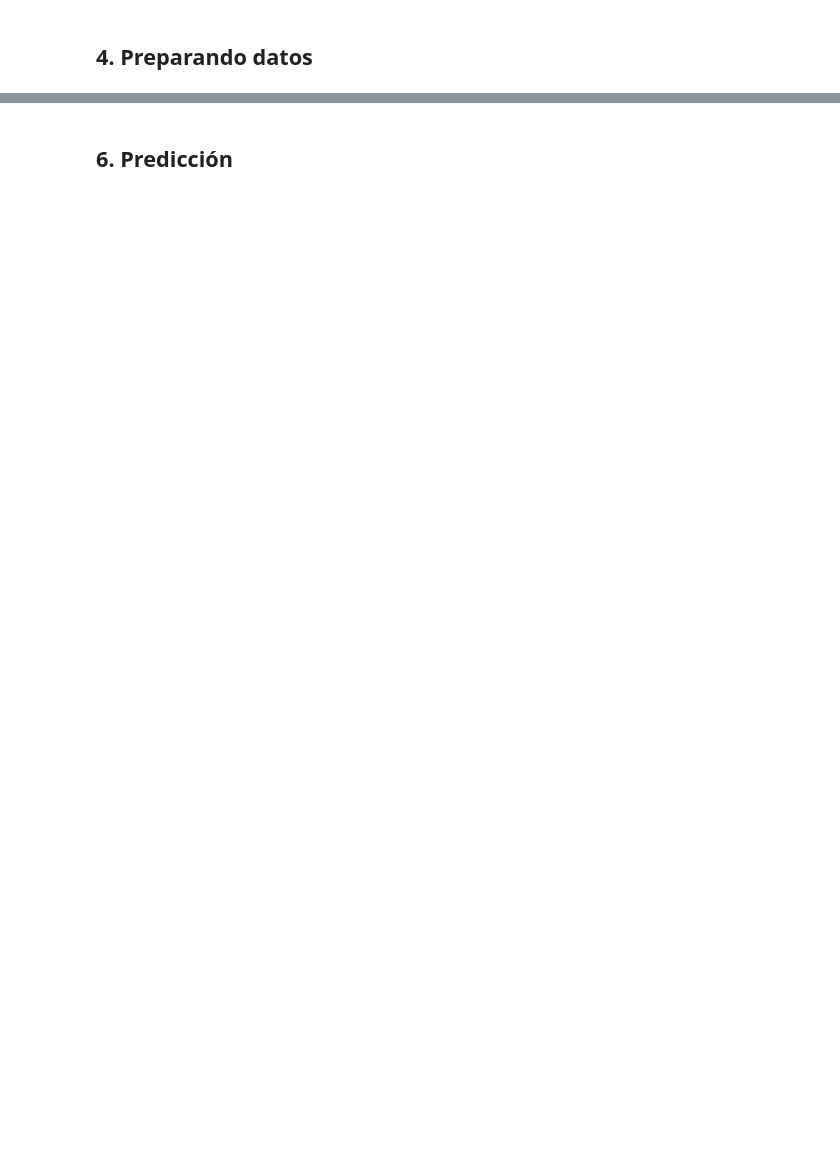
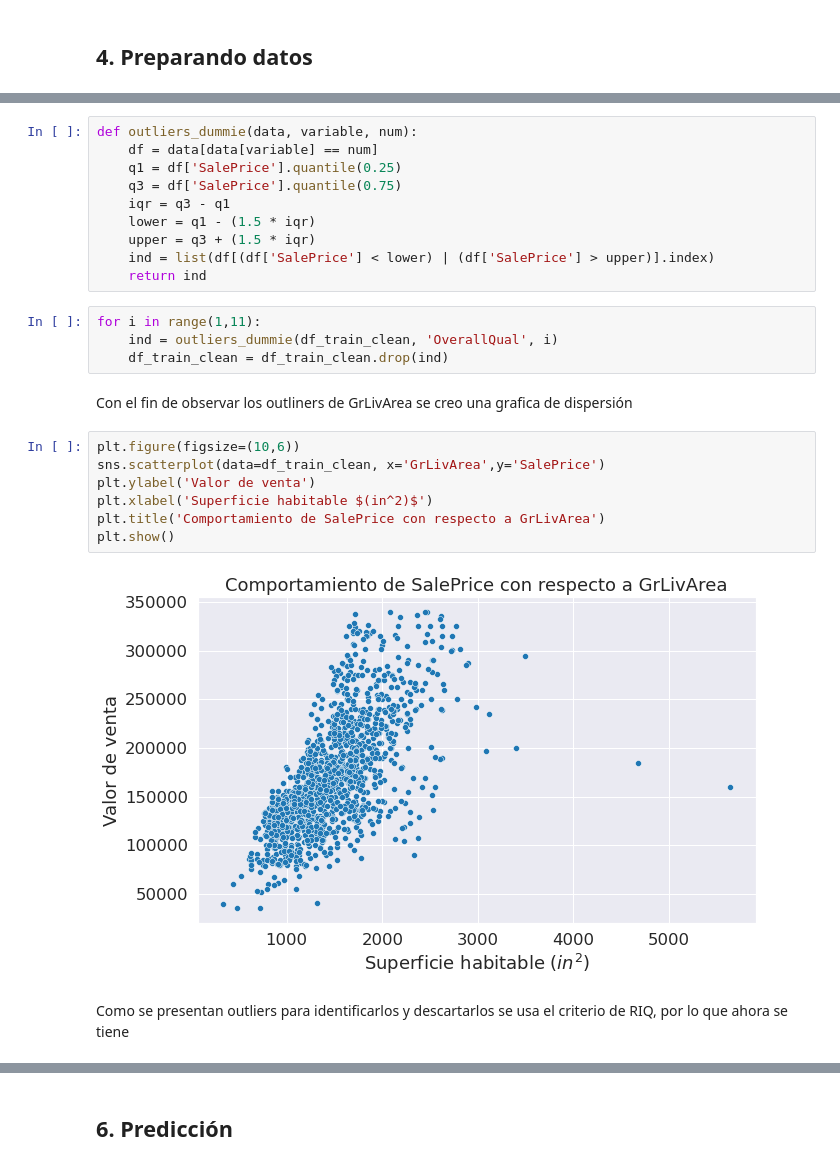
Before and after one commit to dzamarronf/House-Prices-, a Jupyter notebook: notebooks/Analisis.ipynb, the cells around one changed output, grey strips where cells are left out. Drawn from its saved outputs; the diff is of its cells as text; blank space fills up the shorter version.

```diff
--- a/notebooks/Analisis.ipynb
+++ b/notebooks/Analisis.ipynb
@@ -277,0 +283,27 @@ LinearRegression()
+# %%
+def outliers_dummie(data, variable, num):
+    df = data[data[variable] == num]
+    q1 = df['SalePrice'].quantile(0.25)
+    q3 = df['SalePrice'].quantile(0.75)
+    iqr = q3 - q1
+    lower = q1 - (1.5 * iqr)
+    upper = q3 + (1.5 * iqr)
+    ind = list(df[(df['SalePrice'] < lower) | (df['SalePrice'] > upper)].index)
+    return ind
+# %%
+for i in range(1,11):
+    ind = outliers_dummie(df_train_clean, 'OverallQual', i)
+    df_train_clean = df_train_clean.drop(ind)
+# %% [markdown]
+Con el fin de observar los outliners de GrLivArea se creo una grafica de dispersión
+# %%
+plt.figure(figsize=(10,6))
+sns.scatterplot(data=df_train_clean, x='GrLivArea',y='SalePrice')
+plt.ylabel('Valor de venta')
+plt.xlabel('Superficie habitable $(in^2)$')
+plt.title('Comportamiento de SalePrice con respecto a GrLivArea')
+plt.show()
+# %% [output]
+[figure, added]
+# %% [markdown]
+Como se presentan outliers para identificarlos y descartarlos se usa el criterio de RIQ, por lo que ahora se tiene
```
Also changed, not shown: parts of 80 cells of this notebook, 2 other files.
